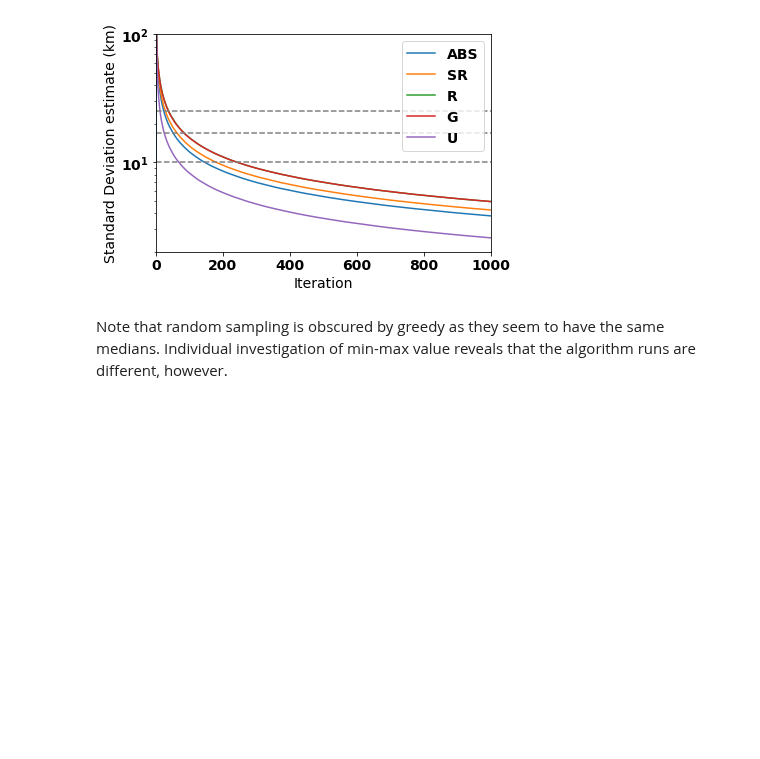
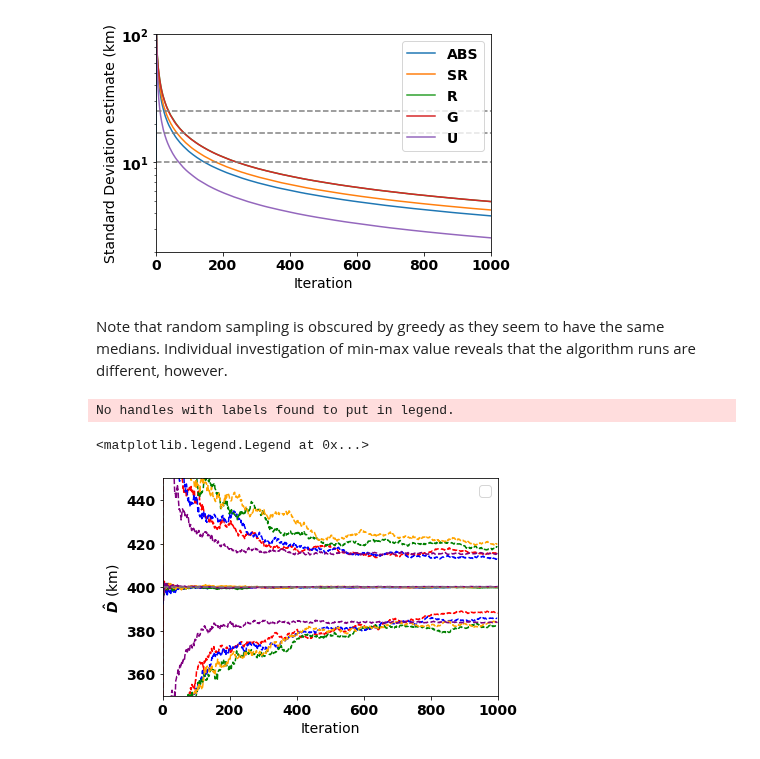
Before and after one commit to mustafa-majid-uu/curvefit_sampling, a Jupyter notebook: Plotting.ipynb, the cells around one changed output. Cells and saved outputs as stored; diff of their text form; code cells hidden in the pictures; blank space fills up the shorter version.

Commit message:
all plots completed

```diff
--- a/Plotting.ipynb
+++ b/Plotting.ipynb
@@ -301,3 +301,40 @@ plt.legend(loc="upper right")
 [figure]
 # %% [markdown]
 Note that random sampling is obscured by greedy as they seem to have the same medians. Individual investigation of min-max value reveals that the algorithm runs are different, however.
+# %%
+plt.figure(2)
+#Plot median of st. dev. at each iteration
+plt.plot(i_arr_abs,Dhat_abs_med, color = 'red')
+plt.plot(i_arr_abs,Dhat_abs_min, color = 'red',linestyle='dashed')
+plt.plot(i_arr_abs,Dhat_abs_max, color = 'red',linestyle='dashed')
+
+plt.plot(i_arr_sr,Dhat_sr_med, color = 'blue')
+plt.plot(i_arr_sr,Dhat_sr_min, color = 'blue',linestyle='dashed')
+plt.plot(i_arr_sr,Dhat_sr_max, color = 'blue',linestyle='dashed')
+
+plt.plot(i_arr_r,Dhat_r_med, color = 'green')
+plt.plot(i_arr_r,Dhat_r_min, color = 'green',linestyle='dashed')
+plt.plot(i_arr_r,Dhat_r_max, color = 'green',linestyle='dashed')
+
+plt.plot(i_arr_g,Dhat_g_med, color = 'orange')
+plt.plot(i_arr_g,Dhat_g_min, color = 'orange',linestyle='dashed')
+plt.plot(i_arr_g,Dhat_g_max, color = 'orange',linestyle='dashed')
+
+plt.plot(i_arr_u,Dhat_u_med, color = 'purple')
+plt.plot(i_arr_u,Dhat_u_min, color = 'purple',linestyle='dashed')
+plt.plot(i_arr_u,Dhat_u_max, color = 'purple',linestyle='dashed')
+
+
+plt.axhline(y=(400), color='gray', linestyle='--')
+
+
+
+plt.ylabel('$\hat{D}$ (km)') # LPS: As there is only one variable, this is the variance of this variable.
+plt.xlabel('Iteration')
+plt.xlim(0,1000)
+plt.ylim([350,450])
+plt.legend(loc="upper right")
+# %% [output]
+No handles with labels found to put in legend.
+<matplotlib.legend.Legend at 0x...>
+[figure, added]
```
